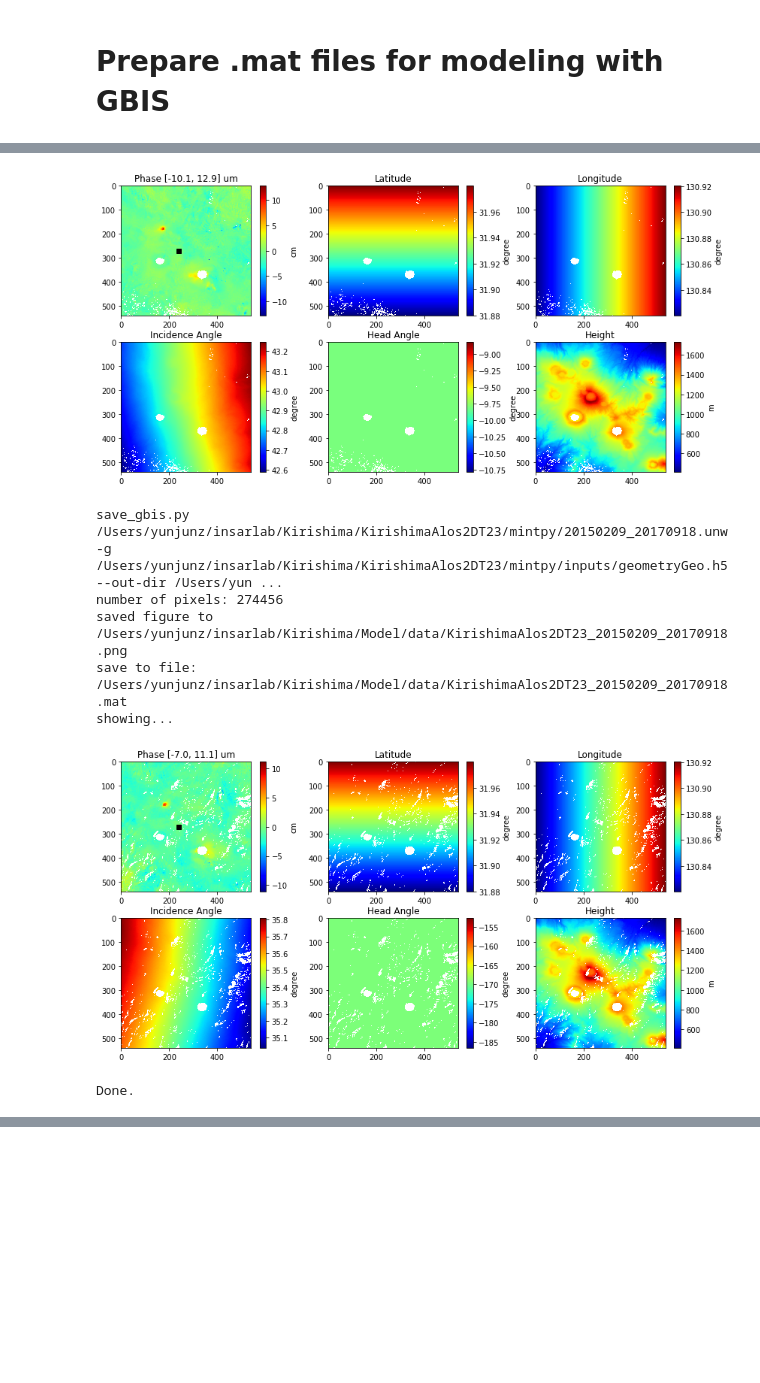
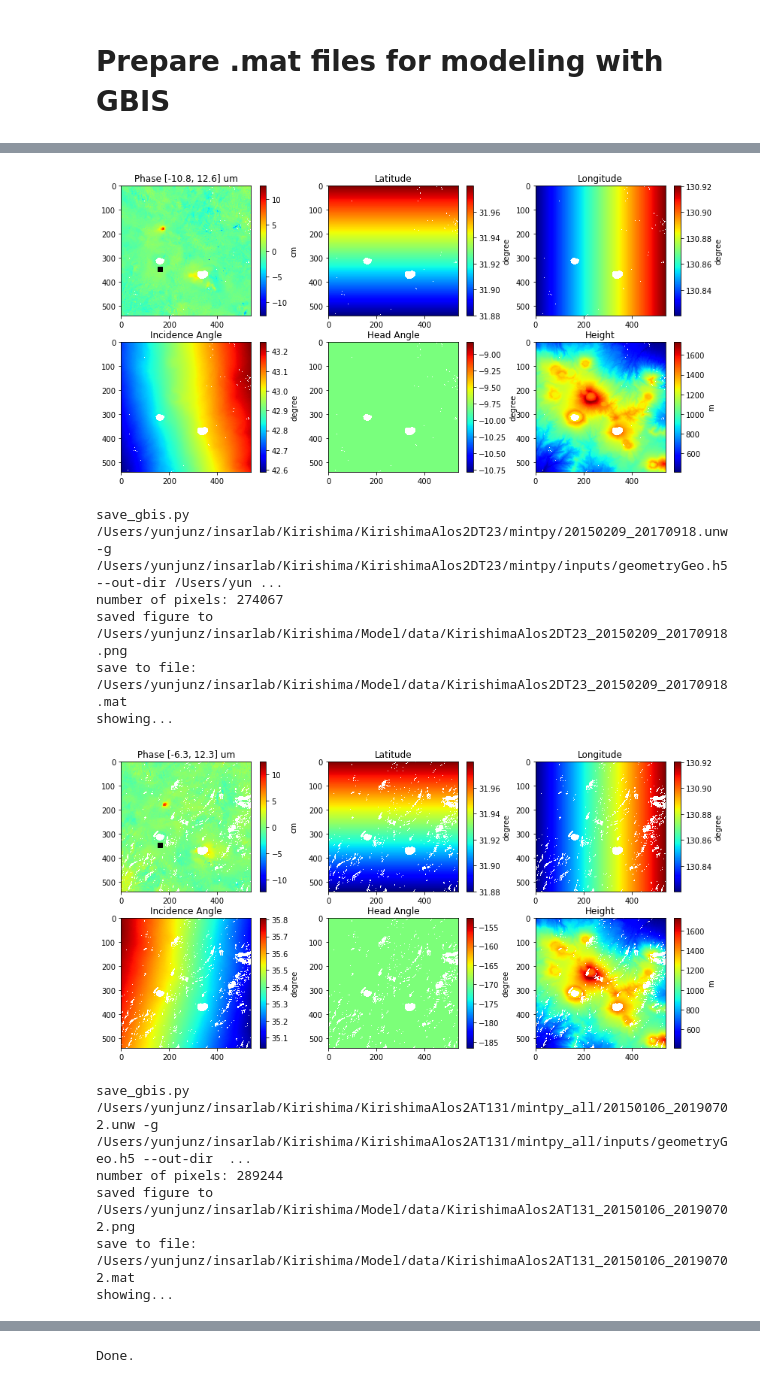
Before and after one commit to geodesymiami/2021-Kirishima, a Jupyter notebook: GBIS_1_prepare_input.ipynb, the cells around one changed output, grey strips where cells are left out. Saved outputs shown, nothing was run; the diff lists cells and outputs as text; code cells hidden in the pictures; blank space fills up the shorter version.

```diff
--- a/GBIS_1_prepare_input.ipynb
+++ b/GBIS_1_prepare_input.ipynb
@@ -10,9 +10,7 @@ from mintpy import save_gbis
 
 
 ## Common setting
-ref_lat, ref_lon = 31.930, 130.864  #change reference pixel (optional)
 out_dir = os.path.expanduser('~/insarlab/Kirishima/Model/data')
-
 
 ## Dataset Initiation
 proj_names = [
@@ -20,6 +18,8 @@ proj_names = [
     'KirishimaAlosDT73/mintpy',
     'KirishimaAlos2AT131/mintpy',
     'KirishimaAlos2DT23/mintpy',
+    'KirishimaAlos2AT131/mintpy_all',
+    'KirishimaAlos2DT23/mintpy_all',
 ]
 
 for proj_name in proj_names:
@@ -32,6 +32,12 @@ for proj_name in proj_names:
 
     # run
     scp_args = '{} -g {} --out-dir {}'.format(unw_file, geom_file, out_dir)
+    # mask out the crater for the Shinmoe-dake 2017 pre-eruptive signal
+    if 'Alos2' in proj_name:
+        mask_aoi_file = os.path.join(out_dir, 'maskShinmoeCrater2017pre.h5')
+        scp_args += ' --mask {} '.format(mask_aoi_file)
+    #if 'Alos2' not in proj_name:
+    #    scp_args += ' --ref-lalo 31.93 130.864 '
     mat_file = save_gbis.main(scp_args.split())
 print('Done.')
 # %% [output]
@@ -52,11 +58,15 @@ number of pixels: 287586
 saved figure to /Users/yunjunz/insarlab/Kirishima/Model/data/KirishimaAlos2AT131_20150106_20171010.png
 save to file: /Users/yunjunz/insarlab/Kirishima/Model/data/KirishimaAlos2AT131_20150106_20171010.mat
 showing...
-[figure, old version]
+[figure, new version]
 save_gbis.py /Users/yunjunz/insarlab/Kirishima/KirishimaAlos2DT23/mintpy/20150209_20170918.unw -g /Users/yunjunz/insarlab/Kirishima/KirishimaAlos2DT23/mintpy/inputs/geometryGeo.h5 --out-dir /Users/yun ...
-number of pixels: 274456
+number of pixels: 274067
 saved figure to /Users/yunjunz/insarlab/Kirishima/Model/data/KirishimaAlos2DT23_20150209_20170918.png
 save to file: /Users/yunjunz/insarlab/Kirishima/Model/data/KirishimaAlos2DT23_20150209_20170918.mat
 showing...
-[figure, old version]
+[figure, new version]
-Done.
+save_gbis.py /Users/yunjunz/insarlab/Kirishima/KirishimaAlos2AT131/mintpy_all/20150106_20190702.unw -g /Users/yunjunz/insarlab/Kirishima/KirishimaAlos2AT131/mintpy_all/inputs/geometryGeo.h5 --out-dir  ...
+number of pixels: 289244
+saved figure to /Users/yunjunz/insarlab/Kirishima/Model/data/KirishimaAlos2AT131_20150106_20190702.png
+save to file: /Users/yunjunz/insarlab/Kirishima/Model/data/KirishimaAlos2AT131_20150106_20190702.mat
+showing...
@@ -62,0 +80 @@ Done.
+Done.
```
Also changed, not shown: parts of 1 cell of this notebook, 4 other files.
